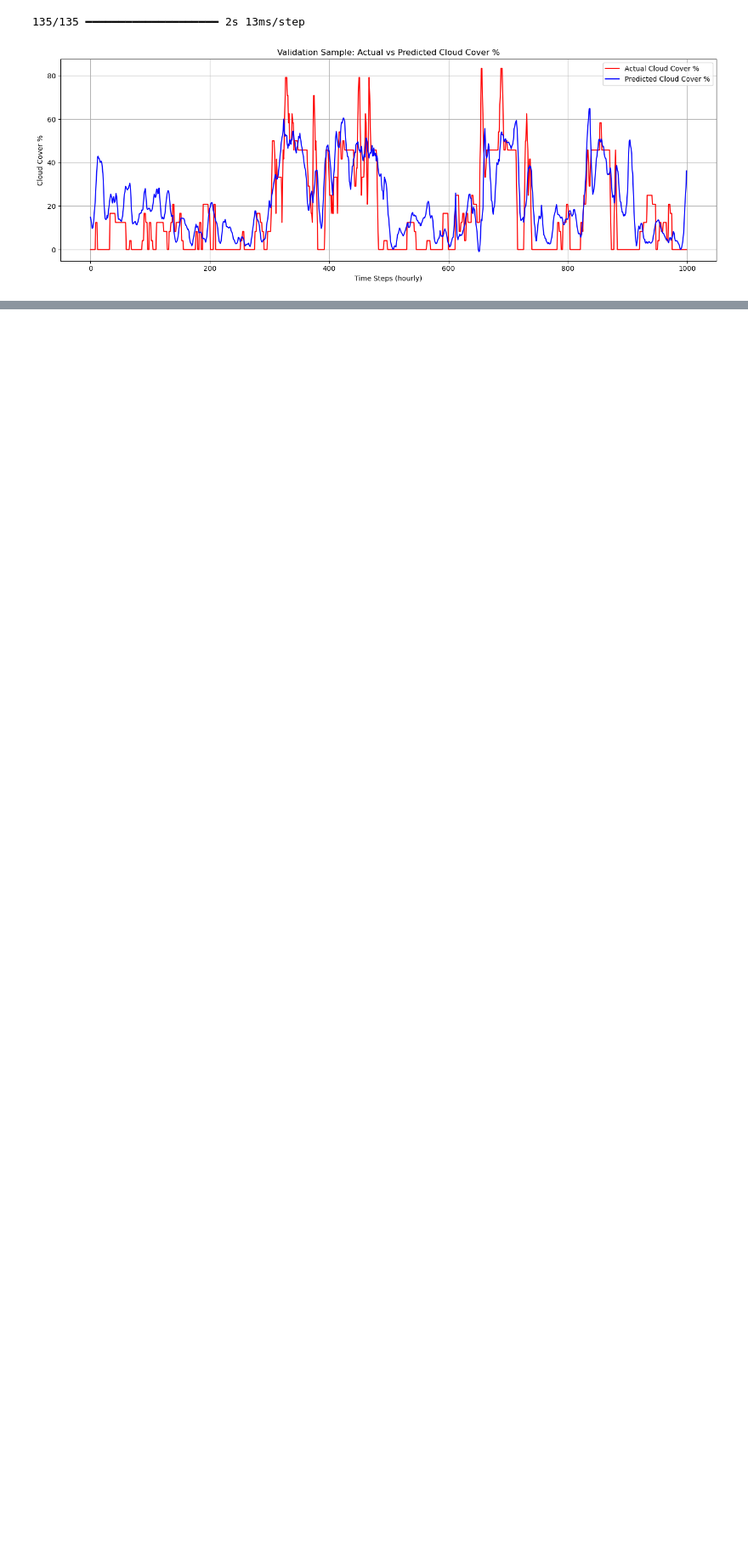
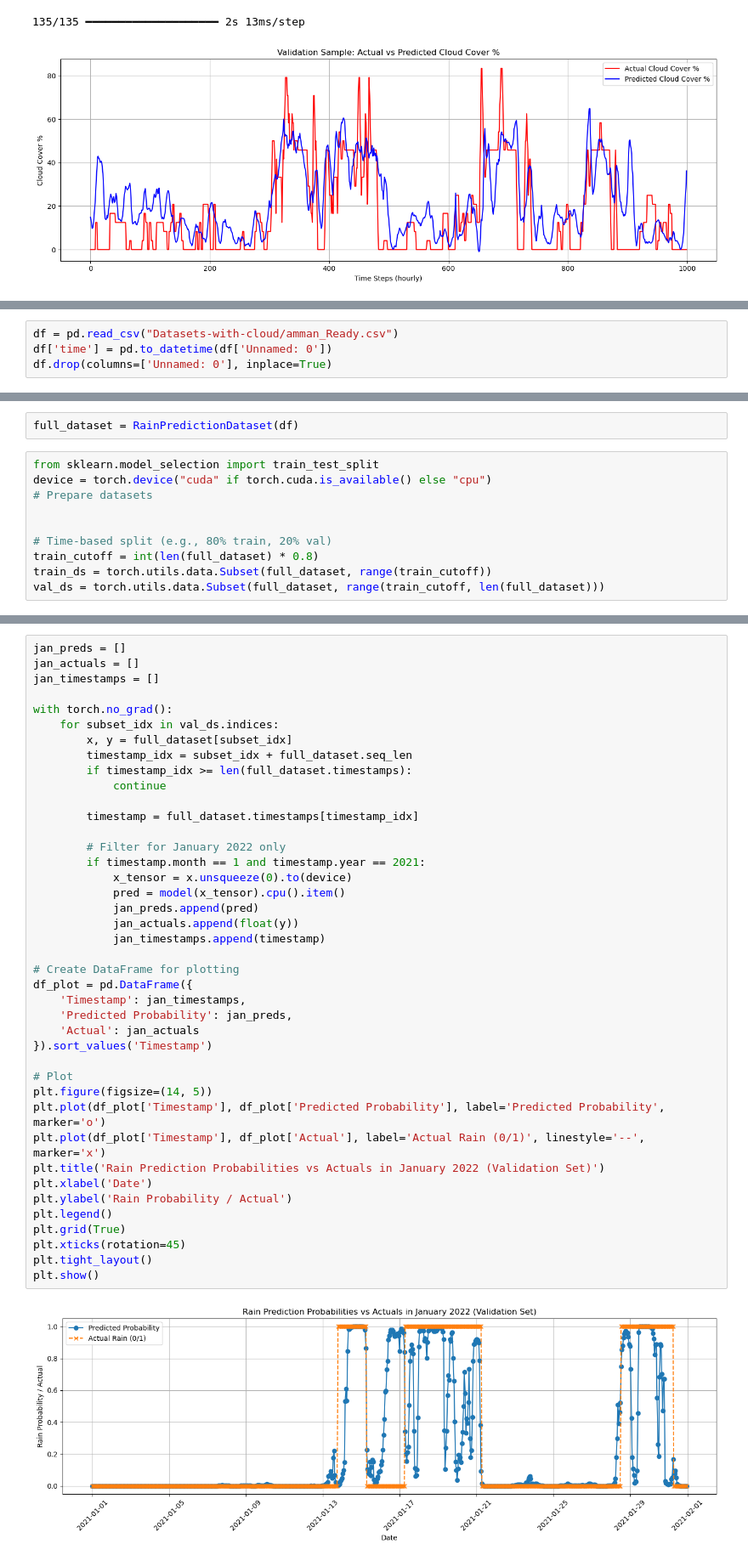
Before and after one commit to abood-shehade/Weather-prediction, a Jupyter notebook: Cloud_and_Pricipitation.ipynb, the cells around one changed output, grey strips where cells are left out. Shown at 85% size. Drawn from its saved outputs; the diff is of its cells as text; blank space fills up the shorter version.

Commit message:
Trained precipitation and cloud models

```diff
--- a/Cloud_and_Pricipitation.ipynb
+++ b/Cloud_and_Pricipitation.ipynb
@@ -502,0 +521,4 @@ plt.show()
+# %%
+df = pd.read_csv("Datasets-with-cloud/amman_Ready.csv")
+df['time'] = pd.to_datetime(df['Unnamed: 0'])
+df.drop(columns=['Unnamed: 0'], inplace=True)
@@ -502,0 +608,12 @@ plt.show()
+# %%
+full_dataset = RainPredictionDataset(df)
+# %%
+from sklearn.model_selection import train_test_split
+device = torch.device("cuda" if torch.cuda.is_available() else "cpu")
+# Prepare datasets
+
+
+# Time-based split (e.g., 80% train, 20% val)
+train_cutoff = int(len(full_dataset) * 0.8)
+train_ds = torch.utils.data.Subset(full_dataset, range(train_cutoff))
+val_ds = torch.utils.data.Subset(full_dataset, range(train_cutoff, len(full_dataset)))
@@ -502,0 +677,43 @@ plt.show()
+# %%
+jan_preds = []
+jan_actuals = []
+jan_timestamps = []
+
+with torch.no_grad():
+    for subset_idx in val_ds.indices:
+        x, y = full_dataset[subset_idx]
+        timestamp_idx = subset_idx + full_dataset.seq_len
+        if timestamp_idx >= len(full_dataset.timestamps):
+            continue
+
+        timestamp = full_dataset.timestamps[timestamp_idx]
+
+        # Filter for January 2022 only
+        if timestamp.month == 1 and timestamp.year == 2021:
+            x_tensor = x.unsqueeze(0).to(device)
+            pred = model(x_tensor).cpu().item()
+            jan_preds.append(pred)
+            jan_actuals.append(float(y))
+            jan_timestamps.append(timestamp)
+
+# Create DataFrame for plotting
+df_plot = pd.DataFrame({
+    'Timestamp': jan_timestamps,
+    'Predicted Probability': jan_preds,
+    'Actual': jan_actuals
+}).sort_values('Timestamp')
+
+# Plot
+plt.figure(figsize=(14, 5))
+plt.plot(df_plot['Timestamp'], df_plot['Predicted Probability'], label='Predicted Probability', marker='o')
+plt.plot(df_plot['Timestamp'], df_plot['Actual'], label='Actual Rain (0/1)', linestyle='--', marker='x')
+plt.title('Rain Prediction Probabilities vs Actuals in January 2022 (Validation Set)')
+plt.xlabel('Date')
+plt.ylabel('Rain Probability / Actual')
+plt.legend()
+plt.grid(True)
+plt.xticks(rotation=45)
+plt.tight_layout()
+plt.show()
+# %% [output]
+[figure, added]
```
Also changed, not shown: parts of 26 cells of this notebook, 52 other files.
